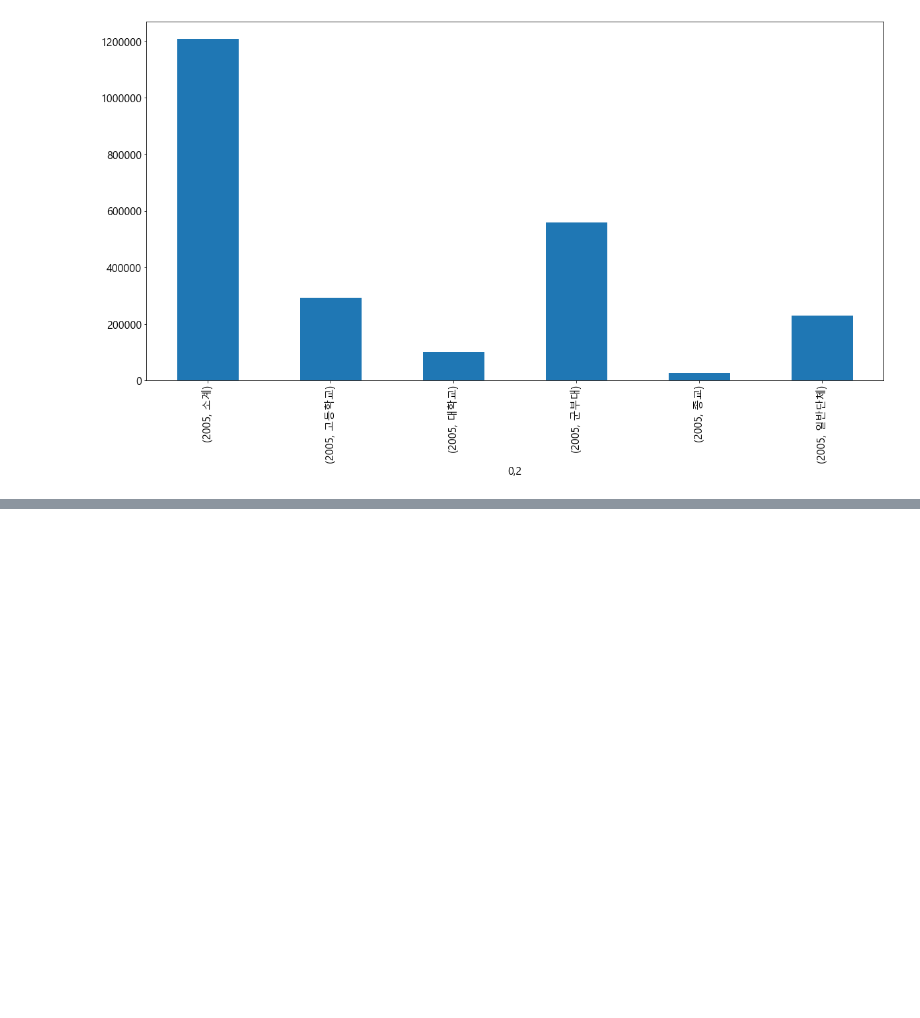
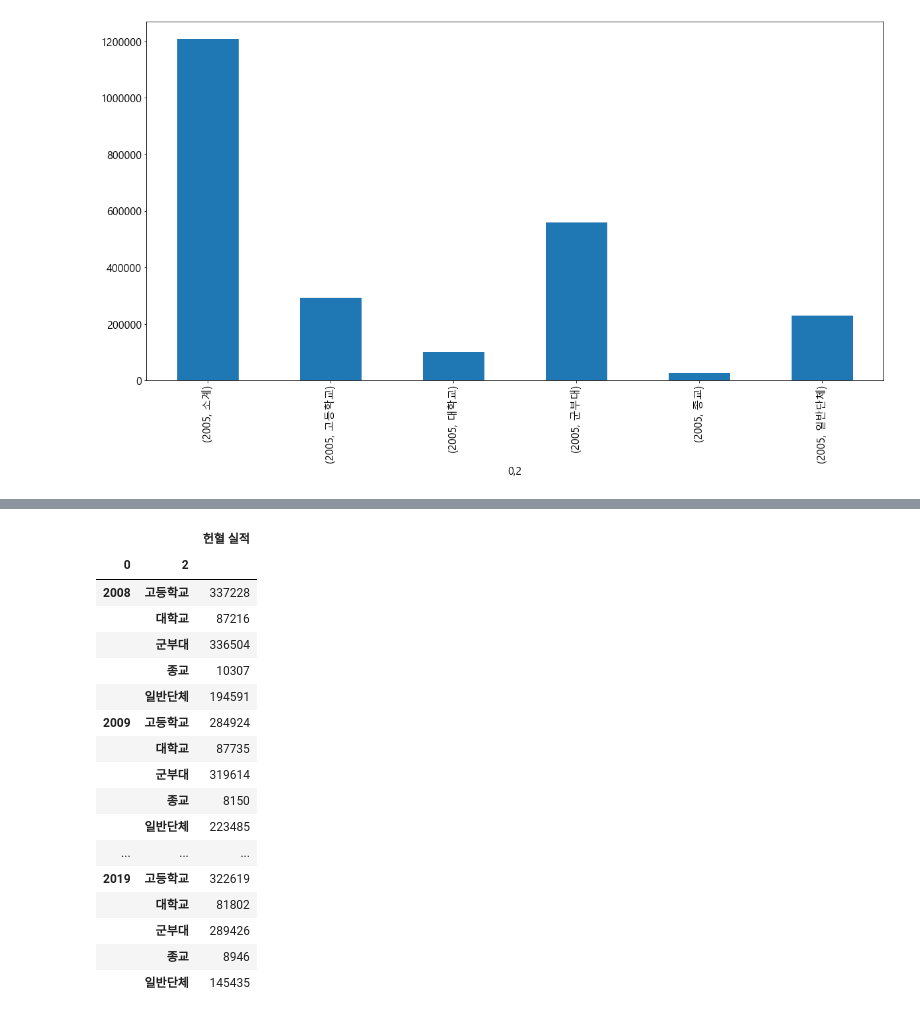
Before and after one commit to dch9610/BAB_Project, a Jupyter notebook: 데이터 분석용 전처리 과정.ipynb, the cells around one changed output, grey strips where cells are left out. Drawn from its saved outputs; the diff is of its cells as text; code cells hidden in the pictures; blank space fills up the shorter version.

```diff
--- a/데이터 분석용 전처리 과정.ipynb
+++ b/데이터 분석용 전처리 과정.ipynb
@@ -551,0 +537,5 @@ blood_place5[[0,2,3,7]]
+# %%
+blood_place6 = blood_place5[[0,2,3,7]]
+blood_place7 = blood_place6[blood_place6[3].str.contains('실적')]
+blood_place8 = blood_place7.set_index(0).drop(columns=3)
+blood_place8
@@ -551,0 +579,26 @@ blood_place5[[0,2,3,7]]
+# %%
+blood_place8 = blood_place_re.drop(index=drop_idx)
+drop_idx2 = blood_place8[blood_place8[2].str.contains('소계')].index
+blood_place8 = blood_place8.drop(index=drop_idx2)
+blood_place9 = blood_place8.set_index([0,2], drop=True)
+blood_place9.columns= ['헌혈 실적']
+blood_place9
+# %% [output]
+|  |  | 헌혈 실적 |
+| 0 | 2 |  |
+| 2008 | 고등학교 | 337228 |
+|  | 대학교 | 87216 |
+|  | 군부대 | 336504 |
+|  | 종교 | 10307 |
+|  | 일반단체 | 194591 |
+| 2009 | 고등학교 | 284924 |
+|  | 대학교 | 87735 |
+|  | 군부대 | 319614 |
+|  | 종교 | 8150 |
+|  | 일반단체 | 223485 |
+| ... | ... | ... |
+| 2019 | 고등학교 | 322619 |
+|  | 대학교 | 81802 |
+|  | 군부대 | 289426 |
+|  | 종교 | 8946 |
+|  | 일반단체 | 145435 |
```
Also changed, not shown: parts of 12 cells of this notebook, 2 other files.
